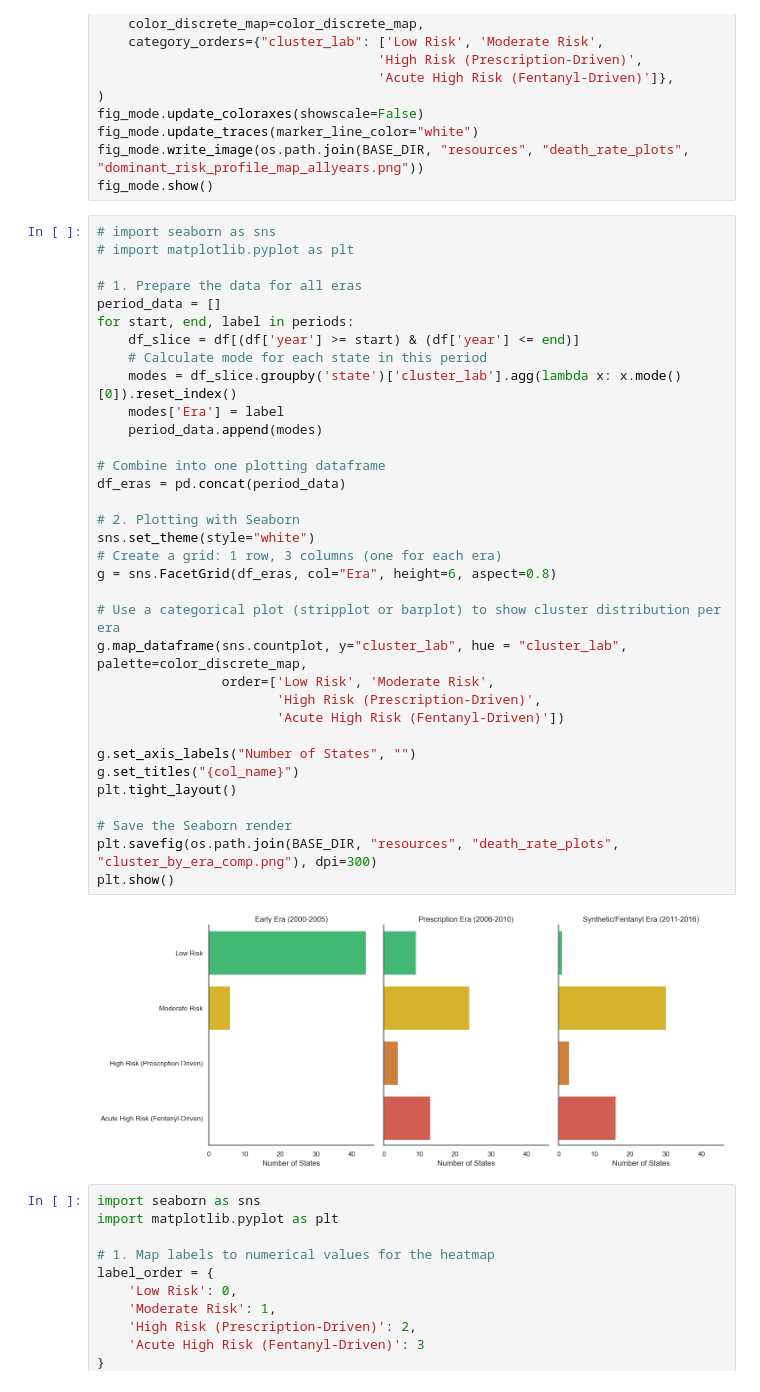
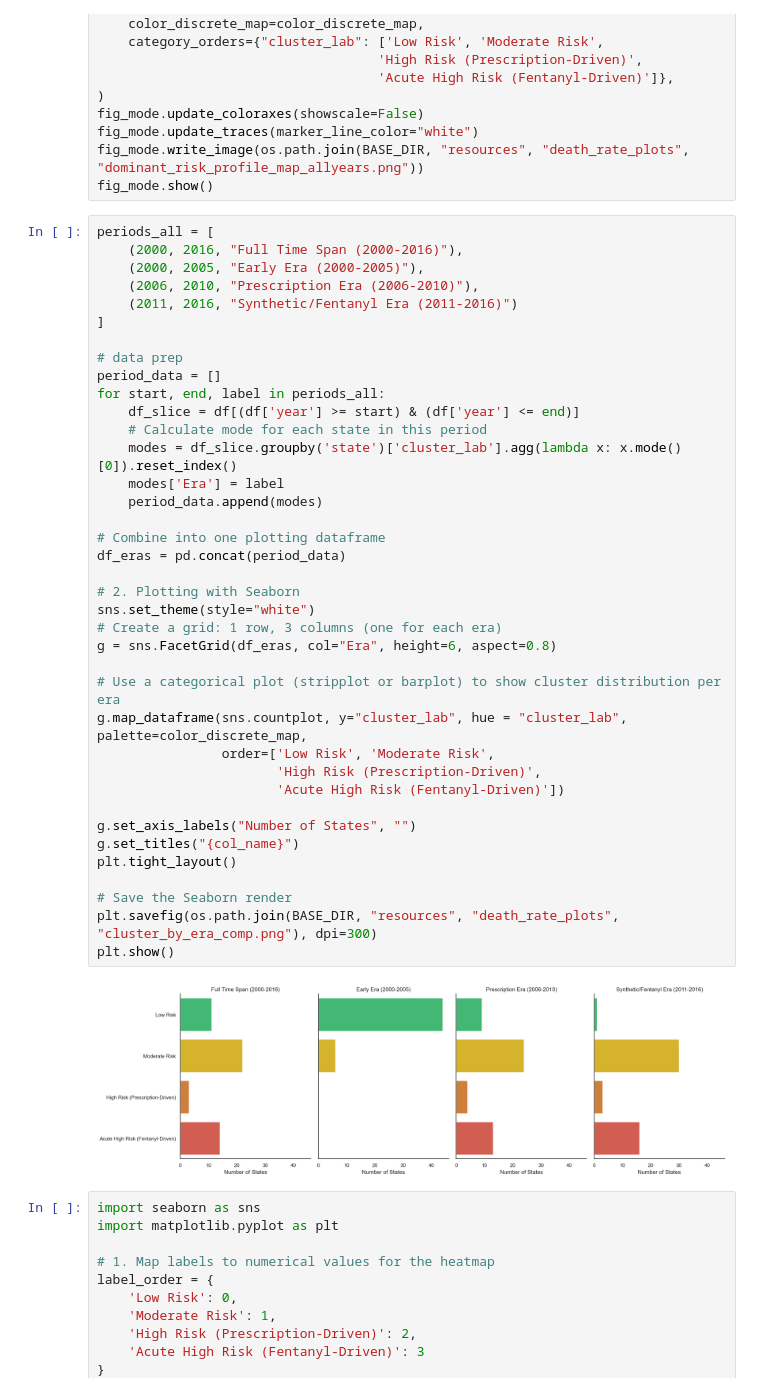
Before and after one commit to amberteetsel/substance-abuse-predictions, a Jupyter notebook: src/models/death_rate_models.ipynb, the cells around one changed output. Drawn from its saved outputs; the diff is of its cells as text.

```diff
--- a/src/models/death_rate_models.ipynb
+++ b/src/models/death_rate_models.ipynb
@@ -330,41 +330,45 @@ fig_mode.update_traces(marker_line_color="white")
 fig_mode.write_image(os.path.join(BASE_DIR, "resources", "death_rate_plots", "dominant_risk_profile_map_allyears.png"))
 fig_mode.show()
 # %%
-# import seaborn as sns
-# import matplotlib.pyplot as plt
+periods_all = [
+    (2000, 2016, "Full Time Span (2000-2016)"),
+    (2000, 2005, "Early Era (2000-2005)"),
+    (2006, 2010, "Prescription Era (2006-2010)"),
+    (2011, 2016, "Synthetic/Fentanyl Era (2011-2016)")
+]
 
-# 1. Prepare the data for all eras
+# data prep
 period_data = []
-for start, end, label in periods:
+for start, end, label in periods_all:
     df_slice = df[(df['year'] >= start) & (df['year'] <= end)]
     # Calculate mode for each state in this period
     modes = df_slice.groupby('state')['cluster_lab'].agg(lambda x: x.mode()[0]).reset_index()
     modes['Era'] = label
     period_data.append(modes)
 
 # Combine into one plotting dataframe
 df_eras = pd.concat(period_data)
 
 # 2. Plotting with Seaborn
 sns.set_theme(style="white")
 # Create a grid: 1 row, 3 columns (one for each era)
 g = sns.FacetGrid(df_eras, col="Era", height=6, aspect=0.8)
 
 # Use a categorical plot (stripplot or barplot) to show cluster distribution per era
 g.map_dataframe(sns.countplot, y="cluster_lab", hue = "cluster_lab", palette=color_discrete_map,
                 order=['Low Risk', 'Moderate Risk',
                        'High Risk (Prescription-Driven)',
                        'Acute High Risk (Fentanyl-Driven)'])
 
 g.set_axis_labels("Number of States", "")
 g.set_titles("{col_name}")
 plt.tight_layout()
 
 # Save the Seaborn render
 plt.savefig(os.path.join(BASE_DIR, "resources", "death_rate_plots", "cluster_by_era_comp.png"), dpi=300)
 plt.show()
 # %% [output]
-[figure, old version]
+[figure, new version]
 # %%
 import seaborn as sns
 import matplotlib.pyplot as plt
```
Also changed, not shown: 4 other files.
